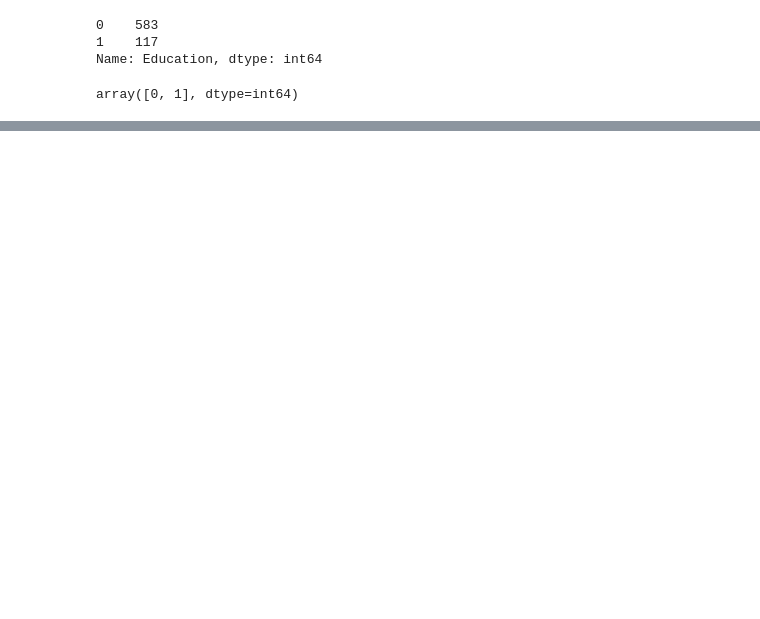
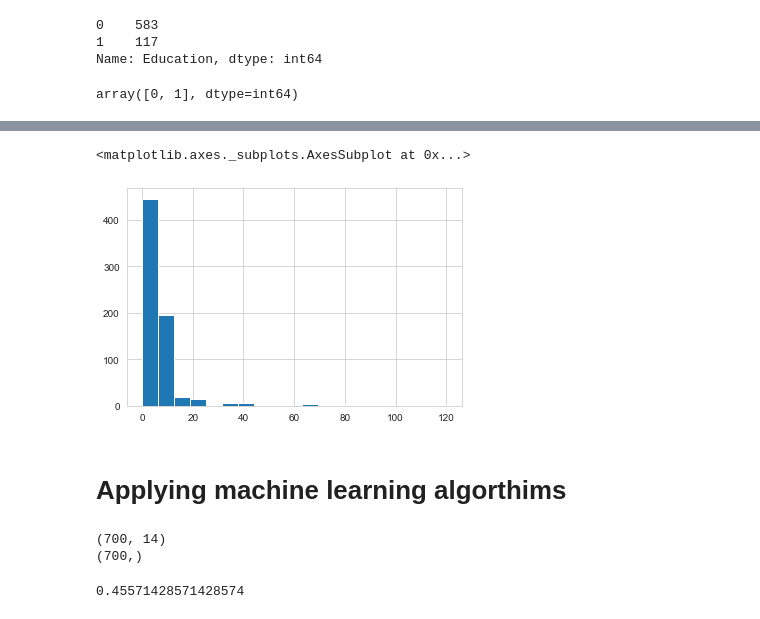
Before and after one commit to fares-ds/Business-Case-Study---Absenteeism, a Jupyter notebook: Case Study - Absenteeism.ipynb, the cells around one changed output, grey strips where cells are left out. Drawn from its saved outputs; the diff is of its cells as text; code cells hidden in the pictures; blank space fills up the shorter version.

```diff
--- a/Case Study - Absenteeism.ipynb
+++ b/Case Study - Absenteeism.ipynb
@@ -272,0 +303,5 @@ Index(['Date', 'Transportation Expense', 'Distance to Work', 'Age',
+# %%
+data_2['Absenteeism Time in Hours'].hist(bins=data_2['Absenteeism Time in Hours'].nunique())
+# %% [output]
+<matplotlib.axes._subplots.AxesSubplot at 0x...>
+[figure, added]
@@ -272,0 +311,15 @@ Index(['Date', 'Transportation Expense', 'Distance to Work', 'Age',
+# %% [markdown]
+# Applying machine learning algorthims
+# %%
+X = data_2.drop('Absenteeism Time in Hours', axis=1)
+y = np.where(data_2["Absenteeism Time in Hours"] > data_2["Absenteeism Time in Hours"].median(), 1, 0)
+
+print(X.shape)
+print(y.shape)
+# %% [output]
+(700, 14)
+(700,)
+# %%
+y.sum() / y.shape[0]
+# %% [output]
+0.45571428571428574
```
Also changed, not shown: parts of 27 cells of this notebook.
